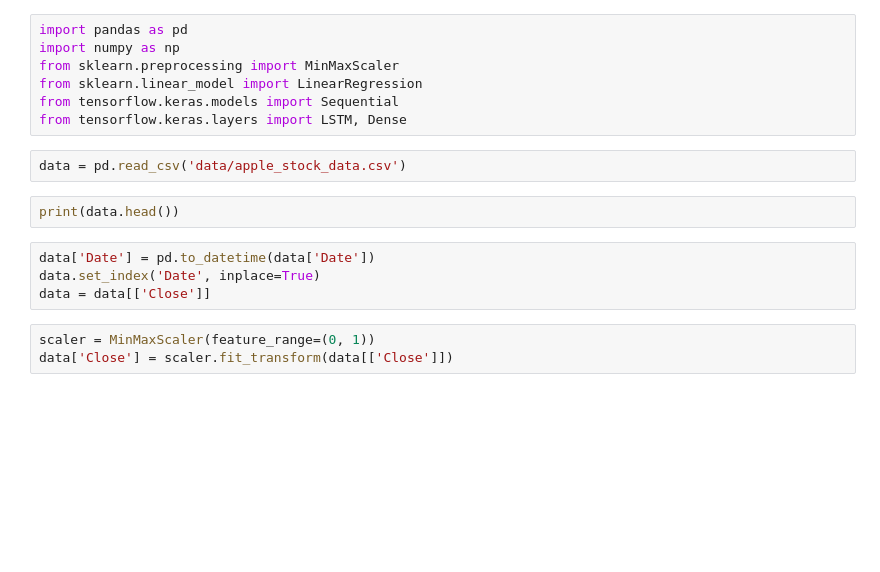
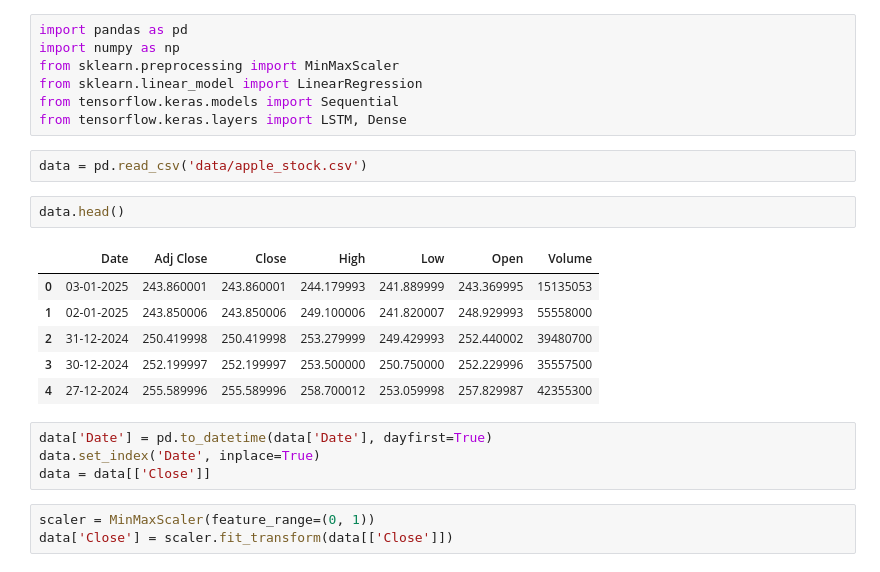
Before and after one commit to kaushik-gowda/Hybrid_ML_model, a Jupyter notebook: notebook/hybrid_model.ipynb, the cells around one changed output. Cells and saved outputs as stored; diff of their text form; blank space fills up the shorter version.

```diff
--- a/notebook/hybrid_model.ipynb
+++ b/notebook/hybrid_model.ipynb
@@ -6,11 +6,18 @@ from sklearn.linear_model import LinearRegression
 from tensorflow.keras.models import Sequential
 from tensorflow.keras.layers import LSTM, Dense
 # %%
-data = pd.read_csv('data/apple_stock_data.csv')
+data = pd.read_csv('data/apple_stock.csv')
 # %%
-print(data.head())
+data.head()
+# %% [output]
+|  | Date | Adj Close | Close | High | Low | Open | Volume |
+| 0 | 03-01-2025 | 243.860001 | 243.860001 | 244.179993 | 241.889999 | 243.369995 | 15135053 |
+| 1 | 02-01-2025 | 243.850006 | 243.850006 | 249.100006 | 241.820007 | 248.929993 | 55558000 |
+| 2 | 31-12-2024 | 250.419998 | 250.419998 | 253.279999 | 249.429993 | 252.440002 | 39480700 |
+| 3 | 30-12-2024 | 252.199997 | 252.199997 | 253.500000 | 250.750000 | 252.229996 | 35557500 |
+| 4 | 27-12-2024 | 255.589996 | 255.589996 | 258.700012 | 253.059998 | 257.829987 | 42355300 |
 # %%
-data['Date'] = pd.to_datetime(data['Date'])
+data['Date'] = pd.to_datetime(data['Date'], dayfirst=True)
 data.set_index('Date', inplace=True)
 data = data[['Close']]
 # %%
```
Also changed, not shown: parts of 5 cells of this notebook, 1 other file.
